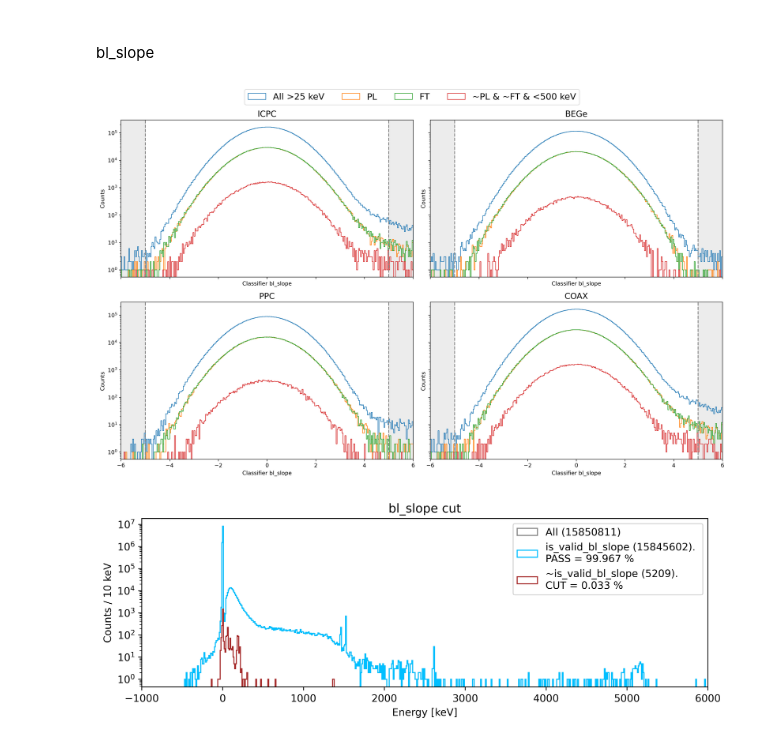
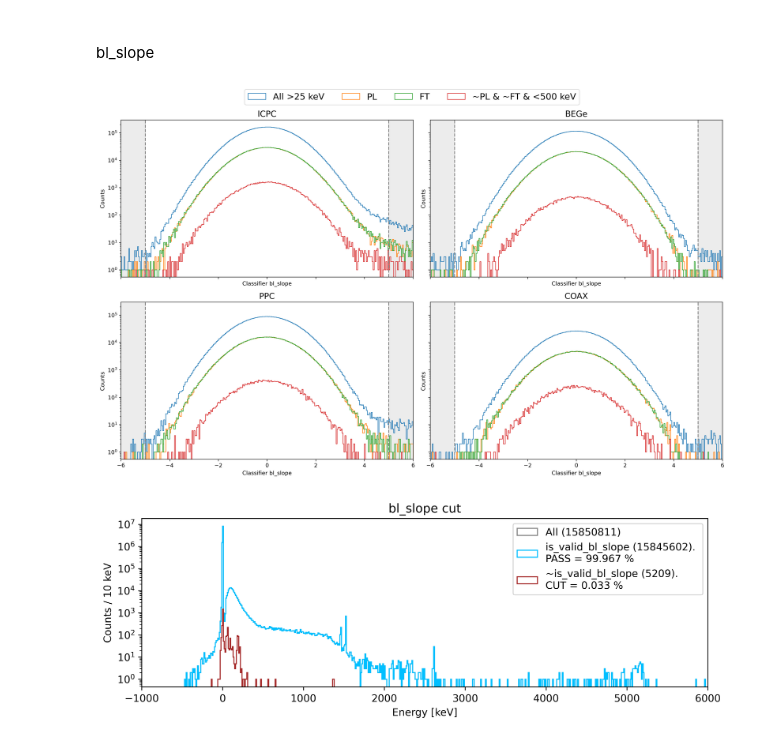
Before and after one commit to RitaF00/Low_Energy_QC, a Jupyter notebook: Baseline/r000-r001.ipynb, the cells around one changed output. Cells and saved outputs as stored; diff of their text form; code cells hidden in the pictures.

```diff
--- a/Baseline/r000-r001.ipynb
+++ b/Baseline/r000-r001.ipynb
@@ -233,7 +211,7 @@ bl_slope
 # %%
 #single_plot(df_all,params[0] , title = "All ge waveforms", cmax = 6)
 # %%
-dfs = [df_icpc, df_bege, df_ppc, df_icpc]
+dfs = [df_icpc, df_bege, df_ppc, df_coax]
 titles = ["ICPC", "BEGe", "PPC", "COAX"]
 
 par = "bl_slope"
@@ -294,34 +272,34 @@ for ax, data, title in zip(axes, dfs, titles):
         label="FT"
     )
 
     ax.hist(
         classifier[m_clean],
         bins=bins,
         range=(cmin, cmax),
         histtype="step",
         label="~PL & ~FT & <500 keV"
     )
 
     ax.axvspan(-25, -5, color="grey", alpha=0.15)
     ax.axvspan(5, cmax, color="grey", alpha=0.15)
 
     ax.axvline(-5, ls="--", color="grey")
     ax.axvline(5, ls="--", color="grey")
 
     ax.set_yscale("log")
     ax.set_xlim(cmin, cmax)
 
     ax.set_title(title, fontsize = 15)
     ax.set_xlabel("Classifier bl_slope")
     ax.set_ylabel("Counts")
 
 handles, labels = axes[0].get_legend_handles_labels()
 fig.legend(handles, labels, loc="upper center", ncol=4,  fontsize = 16)
 
 plt.tight_layout(rect=[0, 0, 1, 0.95])
 plt.show()
 # %% [output]
-[figure, old version]
+[figure, new version]
 # %%
 ene_all_list = []
 ene_valid_all = []
```
Also changed, not shown: parts of 8 cells of this notebook.
